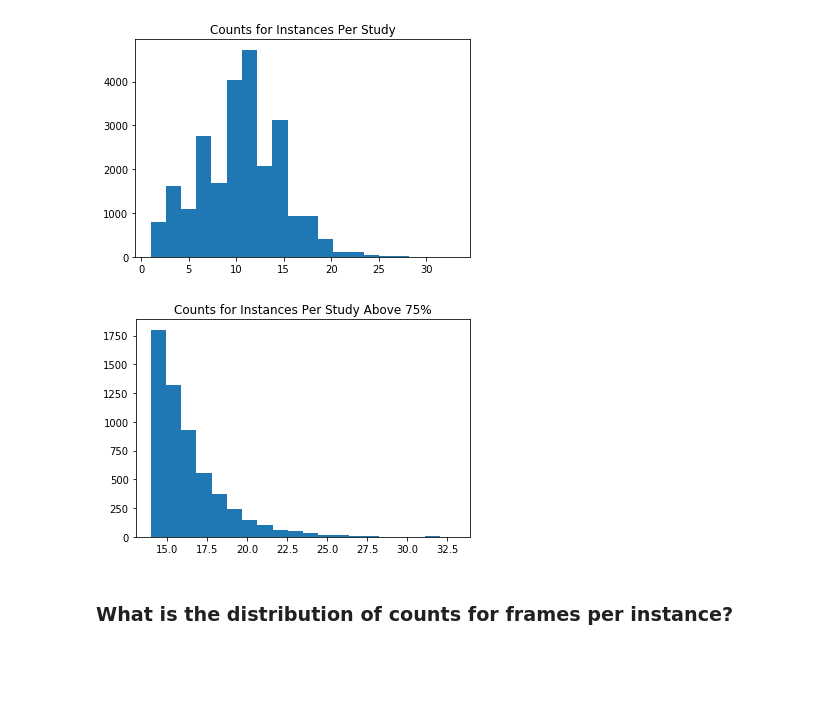
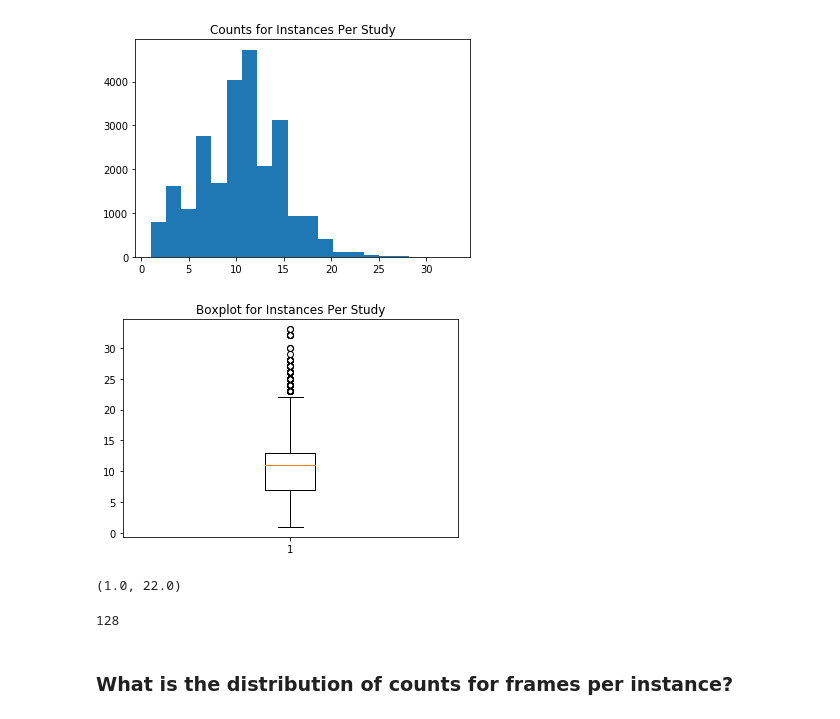
Before and after one commit to dssg/usal_echo_public, a Jupyter notebook: notebooks/20190626_YN_measurement_eda.ipynb, the cells around one changed output. Cells and saved outputs as stored; diff of their text form; code cells hidden in the pictures; blank space fills up the shorter version.

```diff
--- a/notebooks/20190626_YN_measurement_eda.ipynb
+++ b/notebooks/20190626_YN_measurement_eda.ipynb
@@ -321,10 +350,20 @@ plt.hist(instance_counts_per_study.values, N_BINS);
 # %% [output]
 [figure]
 # %%
-plt.title("Counts for Instances Per Study Above 75%")
-plt.hist(instance_counts_per_study[instance_counts_per_study>instance_counts_per_study.describe()['75%']].values, N_BINS);
+plt.title("Boxplot for Instances Per Study")
+result = plt.boxplot(instance_counts_per_study)
 # %% [output]
-[figure, old version]
+[figure, new version]
+# %%
+outlier_min, outlier_max = get_outlier_thresholds(result)
+outlier_min, outlier_max
+# %% [output]
+(1.0, 22.0)
+# %%
+num_outliers = ((instance_counts_per_study < outlier_min) | (instance_counts_per_study > outlier_max)).sum()
+num_outliers
+# %% [output]
+128
 # %% [markdown]
 ### What is the distribution of counts for frames per instance?
 # %%
```
Also changed, not shown: parts of 16 cells of this notebook.
